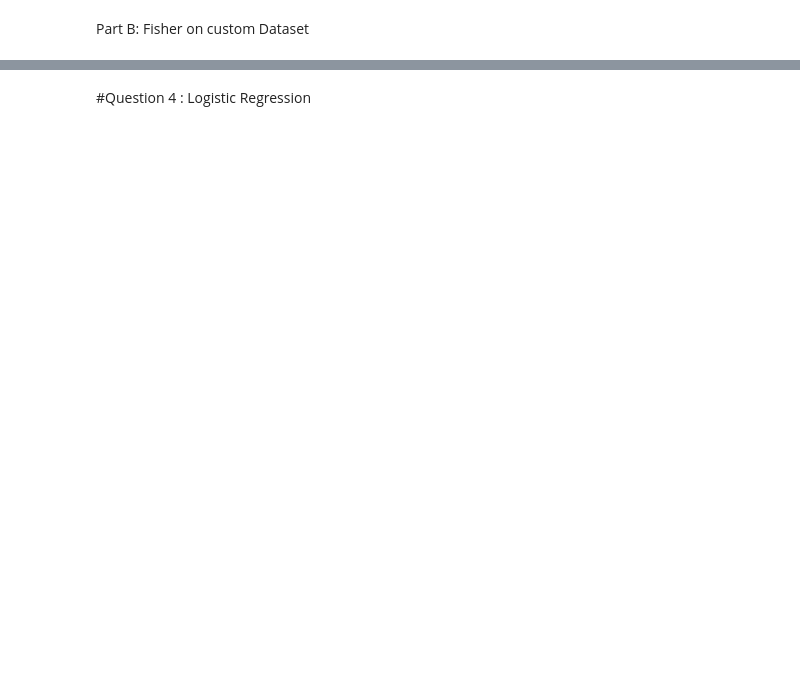
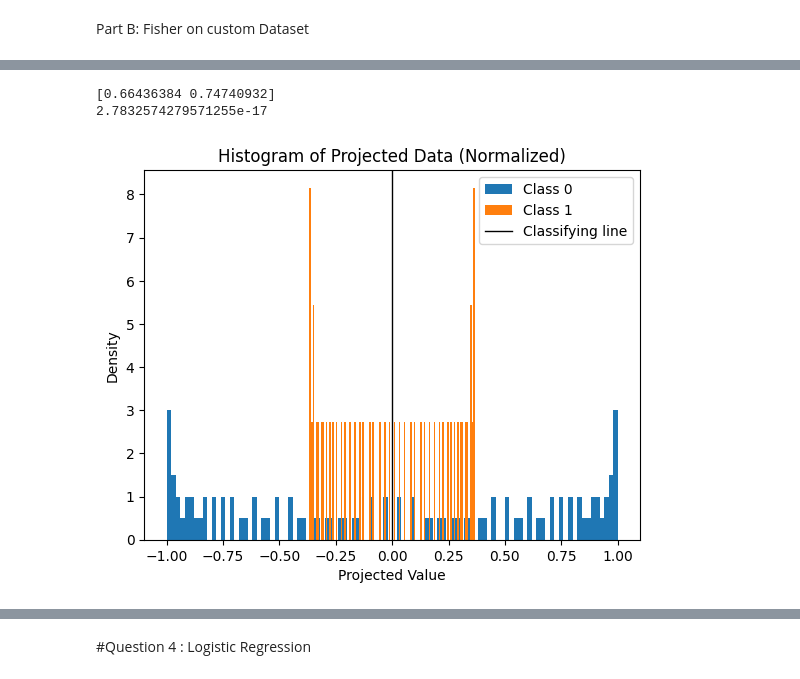
Before and after one commit to sahil-chaudhary/Algorithmic_Problems, a Jupyter notebook: AIML_2024_A1_22244.ipynb, the cells around one changed output, grey strips where cells are left out. Saved outputs shown, nothing was run; the diff lists cells and outputs as text; code cells hidden in the pictures; blank space fills up the shorter version.

```diff
--- a/AIML_2024_A1_22244.ipynb
+++ b/AIML_2024_A1_22244.ipynb
@@ -215,0 +604,77 @@ q3_get_data(srn: int) -> list[tuple[numpy.ndarray, int]]
+# %%
+#Find Normalized Projection vestor w and check if the data is linealrly separable.
+X_train = data_for_fisher
+n=len(X_train[0][0])
+
+sum0=np.zeros(n)
+sum1=np.zeros(n)
+count0=0
+count1=0
+
+for i in range(len(X_train)):
+  if X_train[i][1]==0:
+    count0+=1
+    sum0=sum0+X_train[i][0]
+  if X_train[i][1]==1:
+    sum1=sum1+X_train[i][0]
+    count1+=1
+mean_0=sum0/count0
+mean_1=sum1/(count1)
+
+variance0=0
+variance1=0
+count0=0
+count1=0
+
+for i in range(len(X_train)):
+    if X_train[i][1]==0:
+      diff0=(X_train[i][0]-mean_0)
+      count0+=1
+      variance0+=np.outer(diff0,diff0.T)
+    if X_train[i][1]==1:
+      diff1=(X_train[i][0]-mean_1)
+      count1+=1
+      variance1+=np.outer(diff1,diff1.T)
+variance0=variance0/count0
+variance0=variance1/count1
+
+S_w=variance0+variance1
+S_b=mean_0-mean_1
+InverseS_w=np.linalg.inv(S_w)
+w=np.matmul(InverseS_w,S_b)
+w=w/np.linalg.norm(w)
+
+print(w)
+b = (mean_0 @ w + mean_1 @ w) / 2
+print(b)
+X=[]
+Y=[]
+for x in X_train:
+  X.append(x[0])
+  Y.append(x[1])
+projected_data = X @ w
+# Separate data points based on their class labels
+class0_data = [data for data, label in zip(projected_data, Y) if label == 0]
+class1_data = [data for data, label in zip(projected_data, Y) if label == 1]
+
+# Plot histograms for each class
+plt.hist(class0_data, label="Class 0", density=True, bins=100)  # Normalize for better comparison
+plt.hist(class1_data, label="Class 1", density=True, bins=100)  # Normalize for better comparison
+
+# Add vertical line at the calculated threshold (b)
+plt.axvline(x=b, color='black',  linewidth=1, label="Classifying line")
+
+# Add labels and title
+plt.xlabel("Projected Value")
+plt.ylabel("Density")
+plt.title("Histogram of Projected Data (Normalized)")
+
+# Add legend
+plt.legend()
+
+# Show the plot
+plt.show()
+# %% [output]
+[0.66436384 0.74740932]
+2.7832574279571255e-17
+[figure, added]
```
Also changed, not shown: parts of 47 cells of this notebook, 1 other file.
